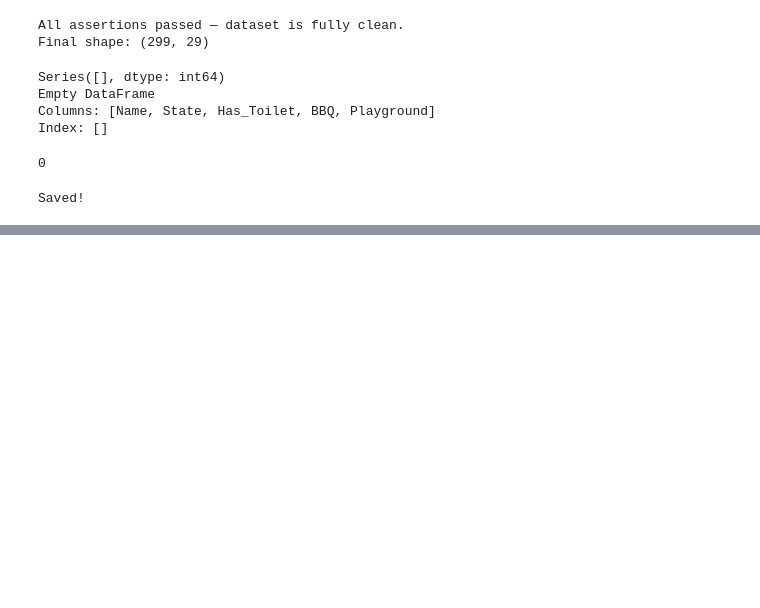
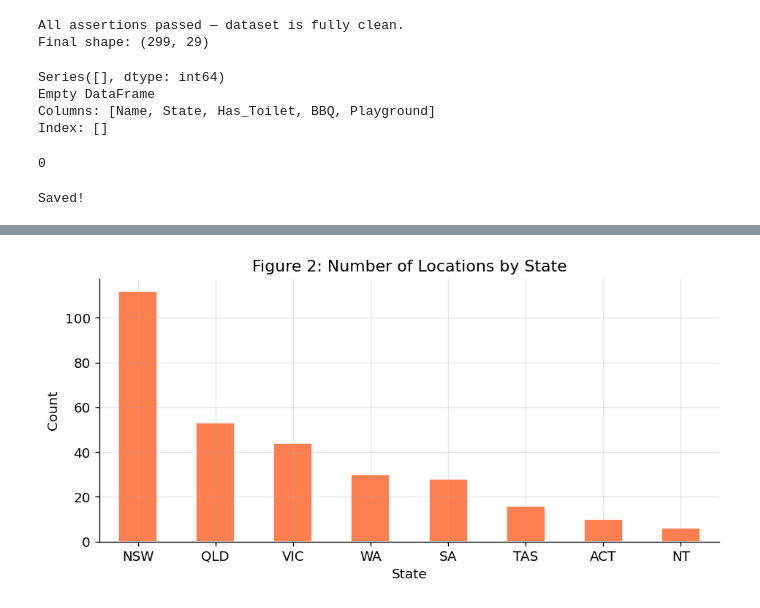
Before and after one commit to Bikram2051/Bikram2051-COS60008-Assignment, a Jupyter notebook: COS60008_assignment_105974087.ipynb, the cells around one changed output, grey strips where cells are left out. Drawn from its saved outputs; the diff is of its cells as text; code cells hidden in the pictures; blank space fills up the shorter version.

```diff
--- a/COS60008_assignment_105974087.ipynb
+++ b/COS60008_assignment_105974087.ipynb
@@ -637,0 +653,13 @@ Saved!
+# %%
+# State — vertical bar chart; 8 categories fit well on the x-axis.
+state_counts = df_main['State'].value_counts().sort_values(ascending=False)
+fig, ax = plt.subplots(figsize=(8, 4))
+state_counts.plot.bar(ax=ax, color='coral', edgecolor='white')
+ax.set_xlabel('State')
+ax.set_ylabel('Count')
+ax.set_title('Figure 2: Number of Locations by State')
+plt.xticks(rotation=0)
+plt.tight_layout()
+plt.show()
+# %% [output]
+[figure, added]
```
Also changed, not shown: parts of 7 cells of this notebook.
